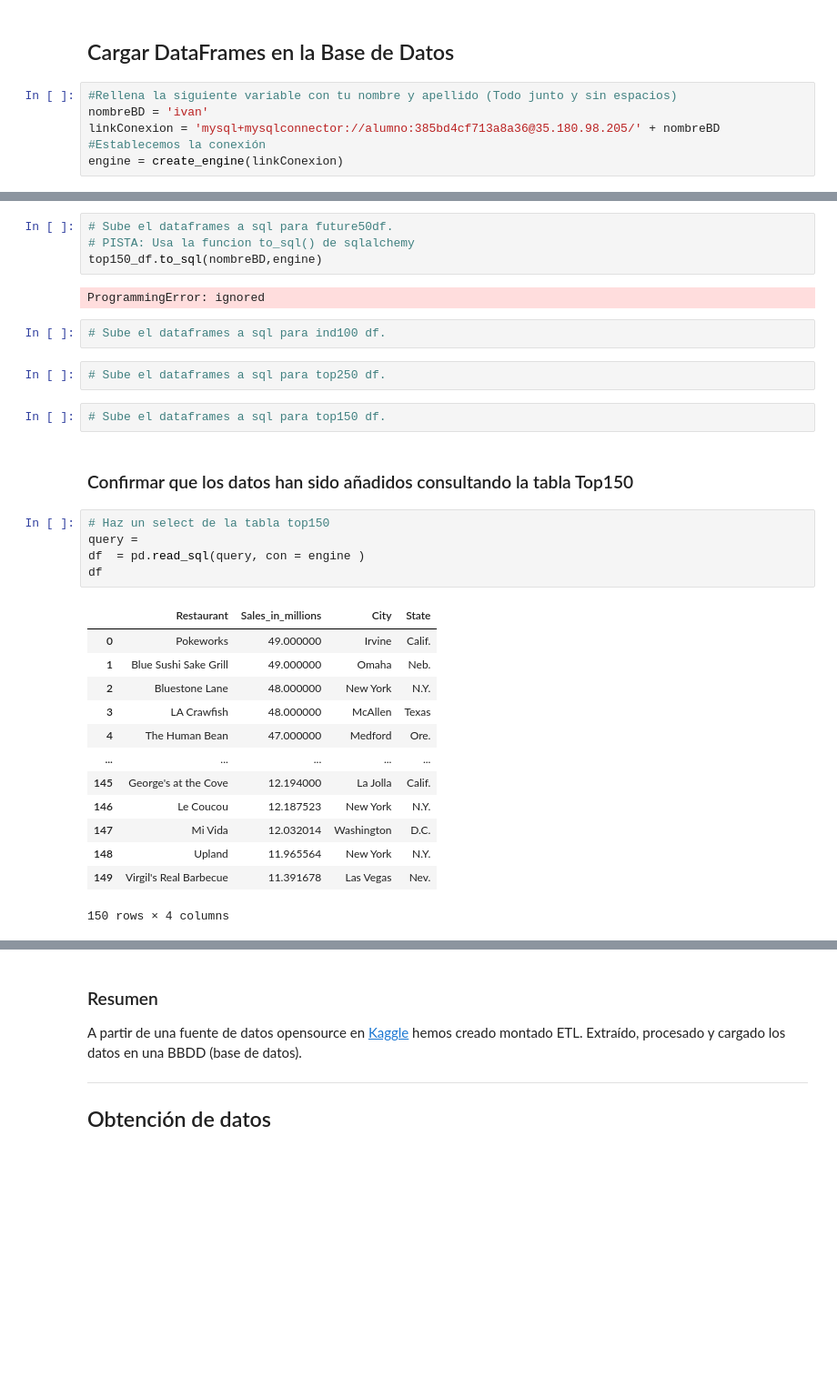
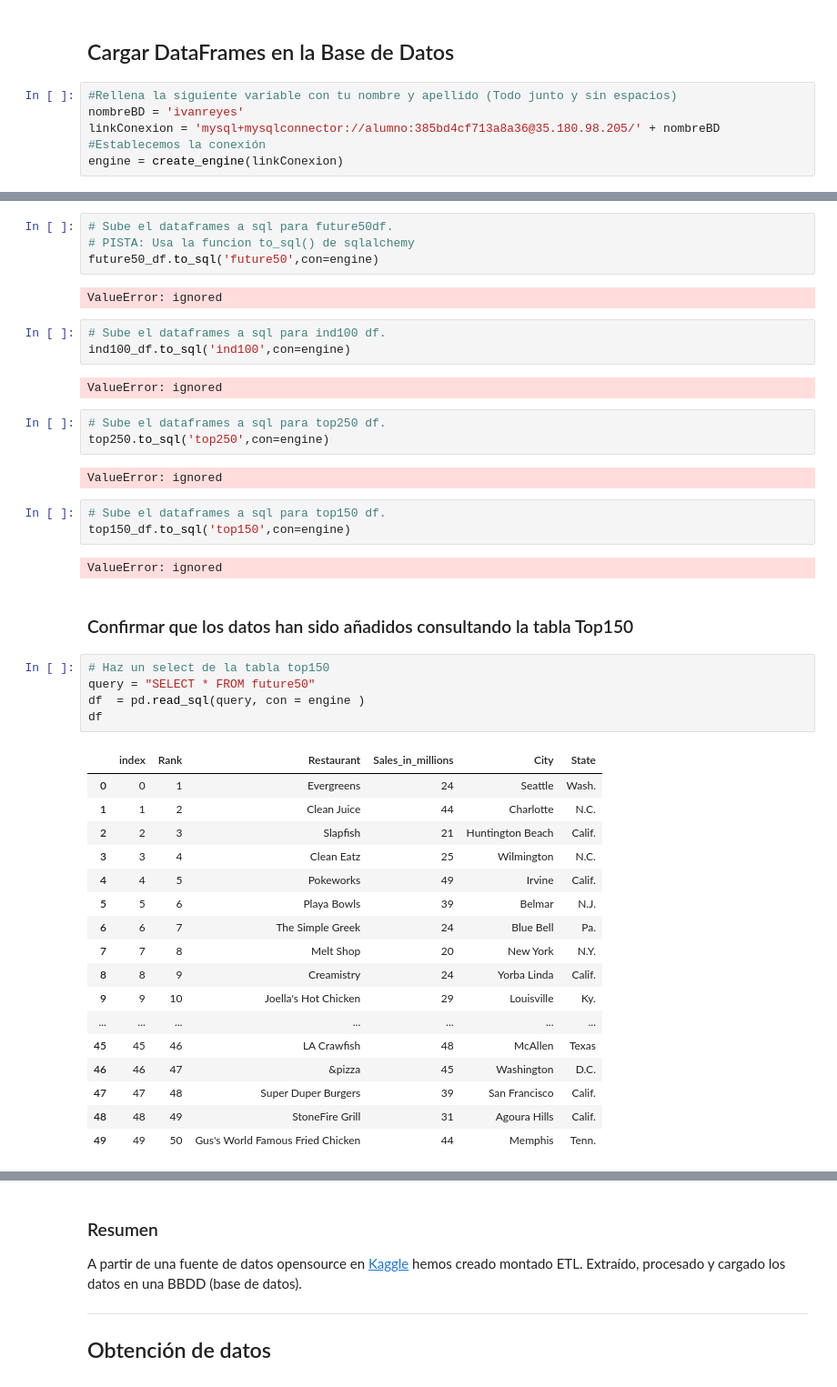
Before and after one commit to ivianrr/curso-big-data, a Jupyter notebook: Sesión 1/M4 - ETL.ipynb, the cells around one changed output, grey strips where cells are left out. Shown at 91% size. Cells and saved outputs as stored; diff of their text form; blank space fills up the shorter version.

Commit message:
upload tables to sql

```diff
--- a/Sesión 1/M4 - ETL.ipynb
+++ b/Sesión 1/M4 - ETL.ipynb
@@ -396,7 +396,7 @@ top150_df
 ## Cargar DataFrames en la Base de Datos
 # %%
 #Rellena la siguiente variable con tu nombre y apellido (Todo junto y sin espacios)
-nombreBD = 'ivan'
+nombreBD = 'ivanreyes'
 linkConexion = 'mysql+mysqlconnector://alumno:385bd4cf713a8a36@35.180.98.205/' + nombreBD
 #Establecemos la conexión
 engine = create_engine(linkConexion)
@@ -403,35 +406,48 @@ engine = create_engine(linkConexion)
 # %%
 # Sube el dataframes a sql para future50df.
 # PISTA: Usa la funcion to_sql() de sqlalchemy
-top150_df.to_sql(nombreBD,engine)
+future50_df.to_sql('future50',con=engine)
 # %% [output]
-ProgrammingError: ignored
+ValueError: ignored
 # %%
 # Sube el dataframes a sql para ind100 df.
+ind100_df.to_sql('ind100',con=engine)
+# %% [output]
+ValueError: ignored
 # %%
 # Sube el dataframes a sql para top250 df.
+top250.to_sql('top250',con=engine)
+# %% [output]
+ValueError: ignored
 # %%
 # Sube el dataframes a sql para top150 df.
+top150_df.to_sql('top150',con=engine)
+# %% [output]
+ValueError: ignored
 # %% [markdown]
 ### Confirmar que los datos han sido añadidos consultando la tabla Top150
 # %%
 # Haz un select de la tabla top150
-query =
+query = "SELECT * FROM future50"
 df  = pd.read_sql(query, con = engine )
 df
 # %% [output]
-|  | Restaurant | Sales_in_millions | City | State |
-| 0 | Pokeworks | 49.000000 | Irvine | Calif. |
-| 1 | Blue Sushi Sake Grill | 49.000000 | Omaha | Neb. |
-| 2 | Bluestone Lane | 48.000000 | New York | N.Y. |
-| 3 | LA Crawfish | 48.000000 | McAllen | Texas |
-| 4 | The Human Bean | 47.000000 | Medford | Ore. |
-| ... | ... | ... | ... | ... |
-| 145 | George's at the Cove | 12.194000 | La Jolla | Calif. |
-| 146 | Le Coucou | 12.187523 | New York | N.Y. |
-| 147 | Mi Vida | 12.032014 | Washington | D.C. |
-| 148 | Upland | 11.965564 | New York | N.Y. |
-| 149 | Virgil's Real Barbecue | 11.391678 | Las Vegas | Nev. |
+|  | index | Rank | Restaurant | Sales_in_millions | City | State |
+| 0 | 0 | 1 | Evergreens | 24 | Seattle | Wash. |
+| 1 | 1 | 2 | Clean Juice | 44 | Charlotte | N.C. |
+| 2 | 2 | 3 | Slapfish | 21 | Huntington Beach | Calif. |
+| 3 | 3 | 4 | Clean Eatz | 25 | Wilmington | N.C. |
+| 4 | 4 | 5 | Pokeworks | 49 | Irvine | Calif. |
+| 5 | 5 | 6 | Playa Bowls | 39 | Belmar | N.J. |
+| 6 | 6 | 7 | The Simple Greek | 24 | Blue Bell | Pa. |
+| 7 | 7 | 8 | Melt Shop | 20 | New York | N.Y. |
+| 8 | 8 | 9 | Creamistry | 24 | Yorba Linda | Calif. |
+| 9 | 9 | 10 | Joella's Hot Chicken | 29 | Louisville | Ky. |
+| ... | ... | ... | ... | ... | ... | ... |
+| 45 | 45 | 46 | LA Crawfish | 48 | McAllen | Texas |
+| 46 | 46 | 47 | &pizza | 45 | Washington | D.C. |
+| 47 | 47 | 48 | Super Duper Burgers | 39 | San Francisco | Calif. |
+| 48 | 48 | 49 | StoneFire Grill | 31 | Agoura Hills | Calif. |
+| 49 | 49 | 50 | Gus's World Famous Fried Chicken | 44 | Memphis | Tenn. |
-150 rows × 4 columns
 # %%
 # Recupera los restaurantes "Virgil's Real Barbecue" de la tabla top150
```
Also changed, not shown: parts of 2 cells of this notebook.
